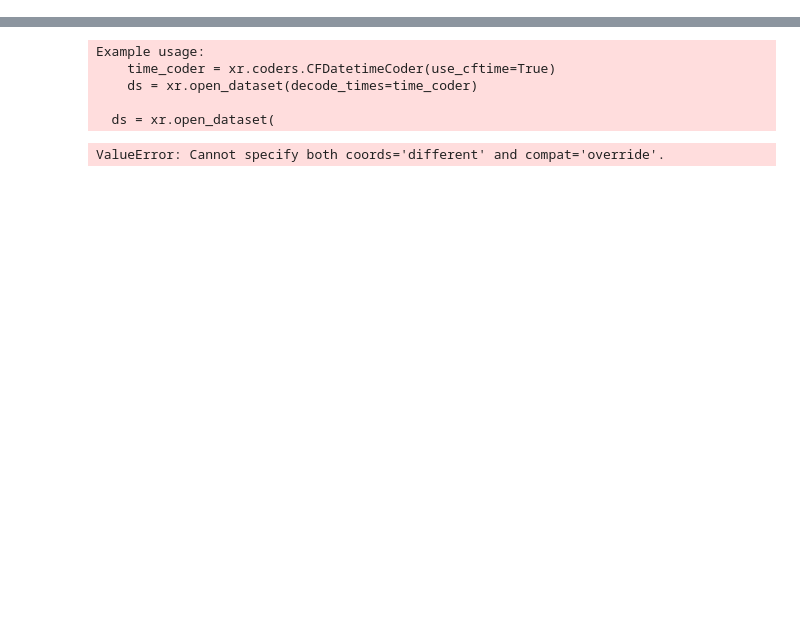
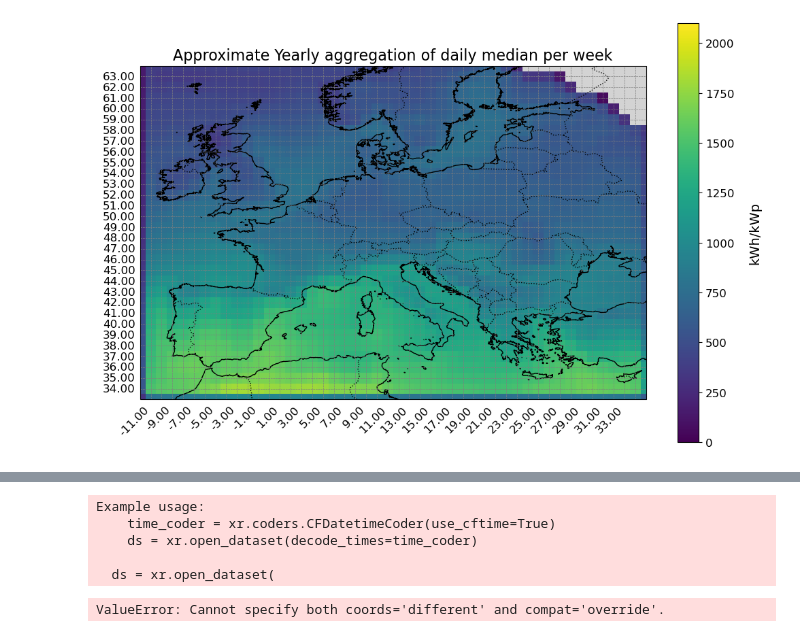
Before and after one commit to martabresco/Climate-Change-Impacted-Solar-Energy-Generation, a Jupyter notebook: energy_droughts.ipynb, the cells around one changed output, grey strips where cells are left out. Saved outputs shown, nothing was run; the diff lists cells and outputs as text; code cells hidden in the pictures; blank space fills up the shorter version.

```diff
--- a/energy_droughts.ipynb
+++ b/energy_droughts.ipynb
@@ -129,0 +175,6 @@ Example usage:
+# %%
+yearly_sum=ds['specific generation'].sum(dim='weekofyear')*7
+from plots import map_plots
+map_plots(yearly_sum, cmap='viridis', setnan=True, vmin=0, vmax=2100, title='Approximate Yearly aggregation of daily median per week', label='kWh/kWp')
+# %% [output]
+[figure, added]
```
Also changed, not shown: parts of 11 cells of this notebook.
